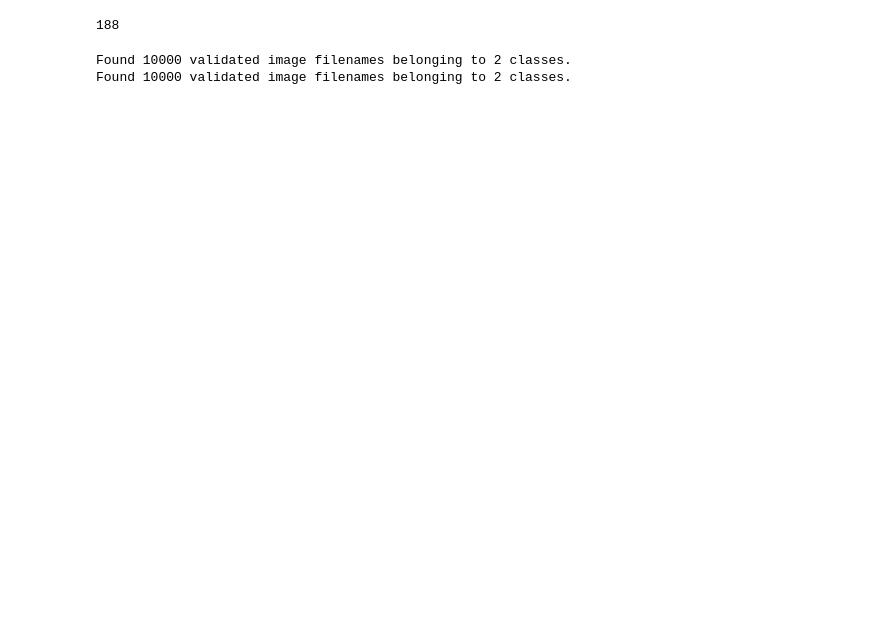
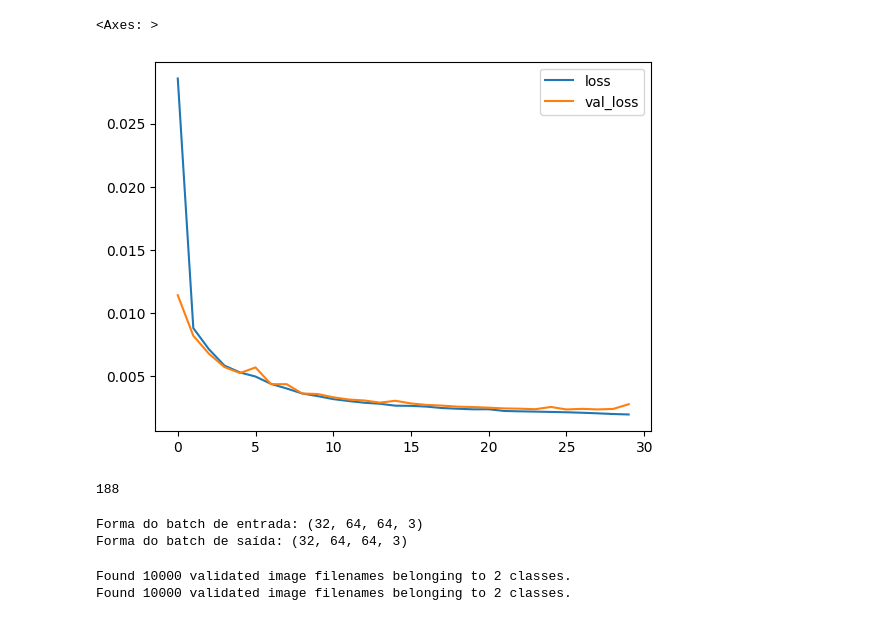
Before and after one commit to Lucas-doc26/ML, a Jupyter notebook: baseline.ipynb, the cells around one changed output. Saved outputs shown, nothing was run; the diff lists cells and outputs as text; code cells hidden in the pictures; blank space fills up the shorter version.

```diff
--- a/baseline.ipynb
+++ b/baseline.ipynb
@@ -196,7 +204,10 @@ Model: "sequential"
 # %%
-#pd.DataFrame(history.history).plot()
+pd.DataFrame(history.history).plot()
 #autoencoder.save("Modelos_keras/Autoencoder_teste.keras")
 #autoencoder.save_weights("weights_finais/Autoencoder_teste.weights.h5")
+# %% [output]
+<Axes: >
+[figure, added]
 # %%
 autoencoder.load_weights("weights_finais/Autoencoder.weights.h5")
 # %%
@@ -233,6 +244,12 @@ def plot_autoencoder(x_test, Autoencoder):
     plt.show()
 # %%
 x_treino, y_treino = next(treino_gerador)
+# %%
+print("Forma do batch de entrada:", x_treino.shape)  # Deve ser [32, 64, 64, 3]
+print("Forma do batch de saída:", y_treino.shape)     # Deve ser [32, 64, 64, 3]
+# %% [output]
+Forma do batch de entrada: (32, 64, 64, 3)
+Forma do batch de saída: (32, 64, 64, 3)
 # %%
 UFPR04, UFPR04_df = preprocessamento_dataframe('Datasets_csv/df_UFPR04.csv')
 UFPR05, UFPR05_df = preprocessamento_dataframe('Datasets_csv/df_UFPR05.csv')
```
Also changed, not shown: parts of 10 cells of this notebook, 14 other files.
